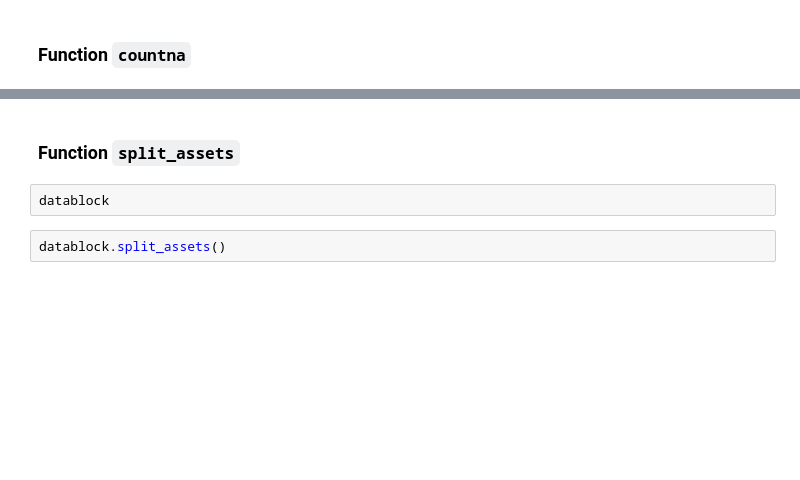
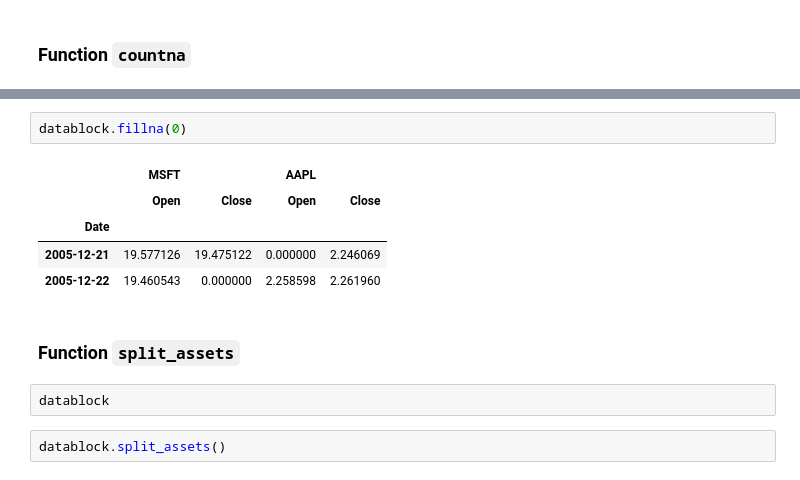
Before and after one commit to langflow-ai/wavy, a Jupyter notebook: notebooks/block.ipynb, the cells around one changed output, grey strips where cells are left out. Drawn from its saved outputs; the diff is of its cells as text; blank space fills up the shorter version.

```diff
--- a/notebooks/block.ipynb
+++ b/notebooks/block.ipynb
@@ -202,3 +304,11 @@ datablock.countna('channel')
+# %%
+datablock.fillna(0)
+# %% [output]
+|  | MSFT |  | AAPL |  |
+|  | Open | Close | Open | Close |
+| Date |  |  |  |  |
+| 2005-12-21 | 19.577126 | 19.475122 | 0.000000 | 2.246069 |
+| 2005-12-22 | 19.460543 | 0.000000 | 2.258598 | 2.261960 |
 # %% [markdown]
 ### Function `split_assets`
 # %%
```
Also changed, not shown: parts of 18 cells of this notebook, 3 other files.
